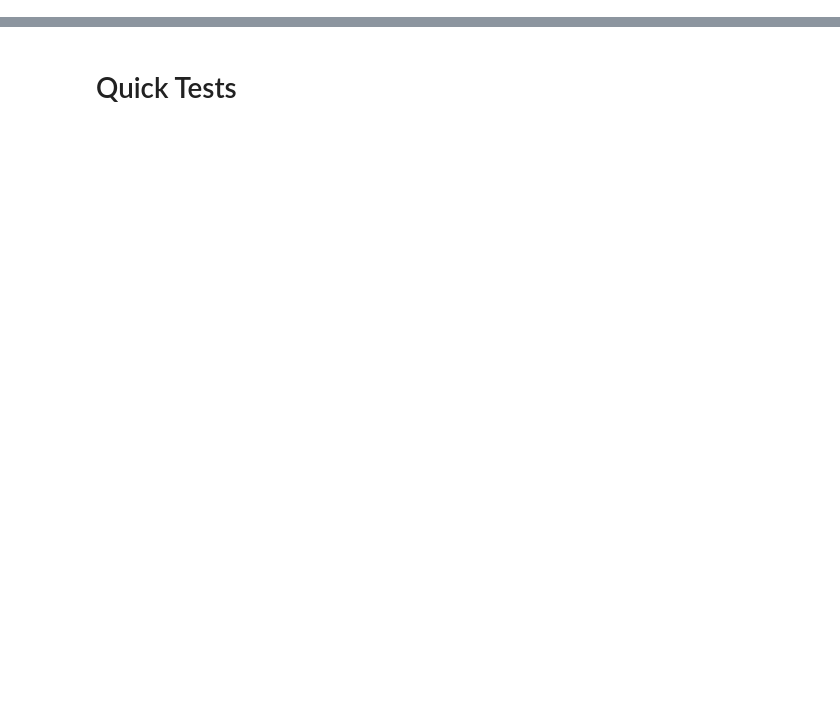
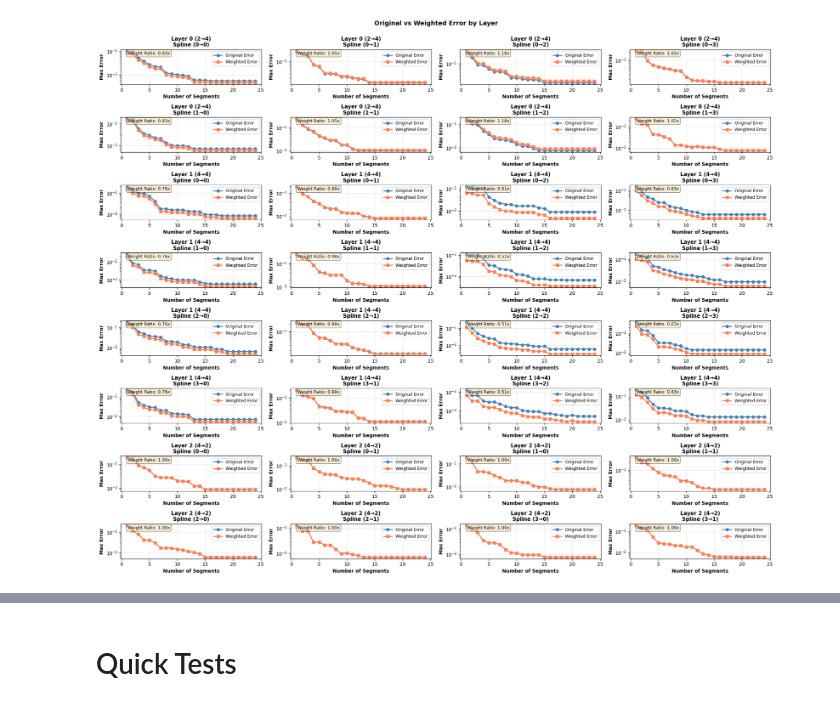
Before and after one commit to NoahBSchwartz/Optimal_KAN_Abstractions, a Jupyter notebook: multi_layer_kan_verification.ipynb, the cells around one changed output, grey strips where cells are left out. Saved outputs shown, nothing was run; the diff lists cells and outputs as text; code cells hidden in the pictures; blank space fills up the shorter version.

```diff
--- a/multi_layer_kan_verification.ipynb
+++ b/multi_layer_kan_verification.ipynb
@@ -328,6 +327,7 @@ def weight_dp_tables_lipschitz(kan_model, error_tables, segments_tables, lipschi
 def plot_error_comparison_by_layer(error_tables, weighted_error_tables, kan_model, max_segments=15, figsize=(14, 8)):
     num_layers = len(kan_model.layers)
     sample_splines = []
+    layer_idx = num_layers
     for layer_idx in range(num_layers):
         layer = kan_model.layers[layer_idx]
         # Pick ALL splines in this layer
@@ -357,35 +357,37 @@ def plot_error_comparison_by_layer(error_tables, weighted_error_tables, kan_mode
         original_vals = [original_errors[k] for k in num_segments_list if np.isfinite(original_errors[k])]
         weighted_vals = [weighted_errors[k] for k in num_segments_list if np.isfinite(weighted_errors[k])]
         min_len = min(len(num_segments_list), len(original_vals), len(weighted_vals))
         num_segments_list = num_segments_list[:min_len]
         original_vals = original_vals[:min_len]
         weighted_vals = weighted_vals[:min_len]
         ax = axes[idx]
         ax.plot(num_segments_list, original_vals, 'o-', label='Original Error',
                 color='steelblue', linewidth=2, markersize=6)
         ax.plot(num_segments_list, weighted_vals, 's-', label='Weighted Error',
                 color='coral', linewidth=2, markersize=6)
         ax.set_xlabel('Number of Segments', fontsize=10, fontweight='bold')
         ax.set_ylabel('Max Error', fontsize=10, fontweight='bold')
         ax.set_title(f'Layer {layer_idx} ({layer.input_dim}→{layer.output_dim})\n'
                     f'Spline ({input_idx}→{output_idx})',
                     fontsize=11, fontweight='bold')
         ax.set_yscale('log')
         ax.grid(True, alpha=0.3)
         ax.legend(loc='best', fontsize=9)
         if original_vals and weighted_vals and original_vals[-1] > 0:
             ratio = weighted_vals[-1] / original_vals[-1]
             ax.text(0.05, 0.95, f'Weight Ratio: {ratio:.2f}x',
                    transform=ax.transAxes, fontsize=9,
                    verticalalignment='top',
                    bbox=dict(boxstyle='round', facecolor='wheat', alpha=0.5))
     plt.tight_layout()
     fig.suptitle('Original vs Weighted Error by Layer', fontsize=13, fontweight='bold', y=1.02)
     return fig
 
 weighted_error_tables = weight_dp_tables_lipschitz(my_kan, error_tables, segments_tables, lipschitz_constants)
-# fig = plot_error_comparison_by_layer(error_tables, weighted_error_tables, my_kan, max_segments=30)
-# plt.show()
+fig = plot_error_comparison_by_layer(error_tables, weighted_error_tables, my_kan, max_segments=30)
+plt.show()
+# %% [output]
+[figure, added]
 # %%
 def solve_best_segment_allocation(weighted_error_tables, target_max_error):
     model = gp.Model()
```
Also changed, not shown: parts of 8 cells of this notebook, 1 other file.
